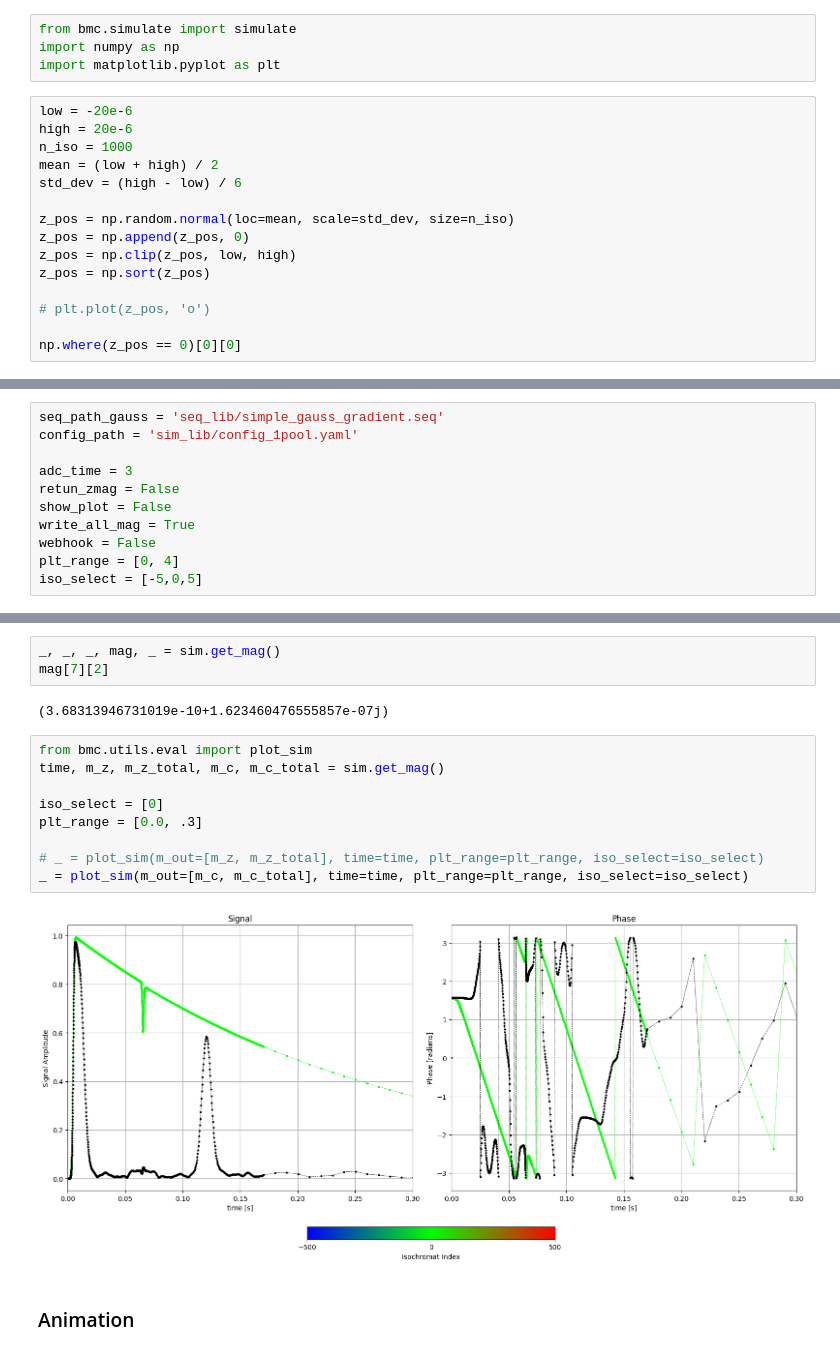
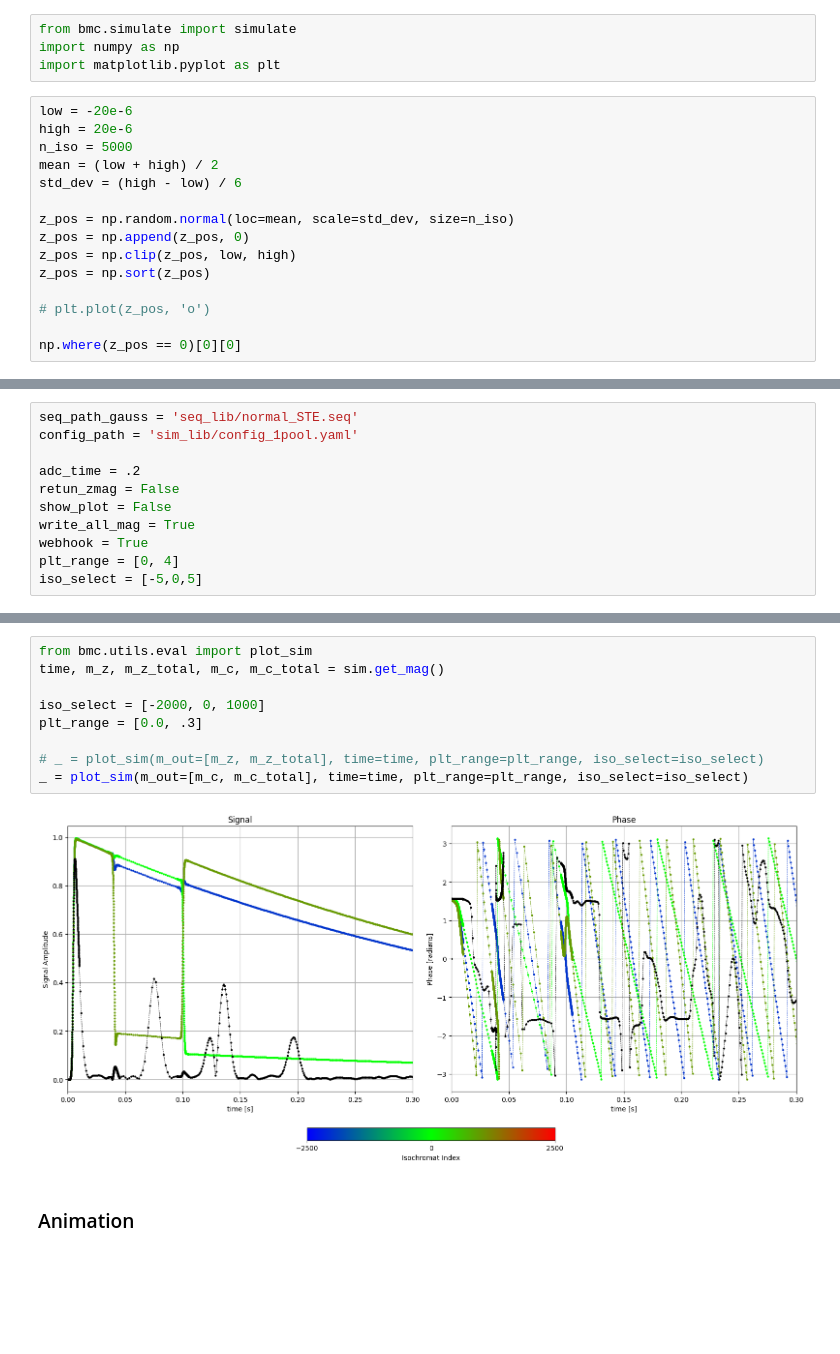
Before and after one commit to dantona02/optim, a Jupyter notebook: testing.ipynb, the cells around one changed output, grey strips where cells are left out. Drawn from its saved outputs; the diff is of its cells as text; blank space fills up the shorter version.

```diff
--- a/testing.ipynb
+++ b/testing.ipynb
@@ -7,7 +7,7 @@ import matplotlib.pyplot as plt
 # %%
 low = -20e-6
 high = 20e-6
-n_iso = 1000
+n_iso = 5000
 mean = (low + high) / 2
 std_dev = (high - low) / 6
 
@@ -24,12 +24,12 @@ np.where(z_pos == 0)[0][0]
 # %%
-seq_path_gauss = 'seq_lib/simple_gauss_gradient.seq'
+seq_path_gauss = 'seq_lib/normal_STE.seq'
 config_path = 'sim_lib/config_1pool.yaml'
 
-adc_time = 3
+adc_time = .2
 retun_zmag = False
 show_plot = False
 write_all_mag = True
-webhook = False
+webhook = True
 plt_range = [0, 4]
 iso_select = [-5,0,5]
 # %%
@@ -48,20 +48,15 @@ sim = simulate(config_file=config_path,
 []
-# %%
-_, _, _, mag, _ = sim.get_mag()
-mag[7][2]
-# %% [output]
-(3.68313946731019e-10+1.623460476555857e-07j)
 # %%
 from bmc.utils.eval import plot_sim
 time, m_z, m_z_total, m_c, m_c_total = sim.get_mag()
 
-iso_select = [0]
+iso_select = [-2000, 0, 1000]
 plt_range = [0.0, .3]
 
 # _ = plot_sim(m_out=[m_z, m_z_total], time=time, plt_range=plt_range, iso_select=iso_select)
 _ = plot_sim(m_out=[m_c, m_c_total], time=time, plt_range=plt_range, iso_select=iso_select)
 # %% [output]
-[figure, old version]
+[figure, new version]
 # %% [markdown]
 ### Animation
 # %%
```
Also changed, not shown: parts of 2 cells of this notebook, 3 other files.
